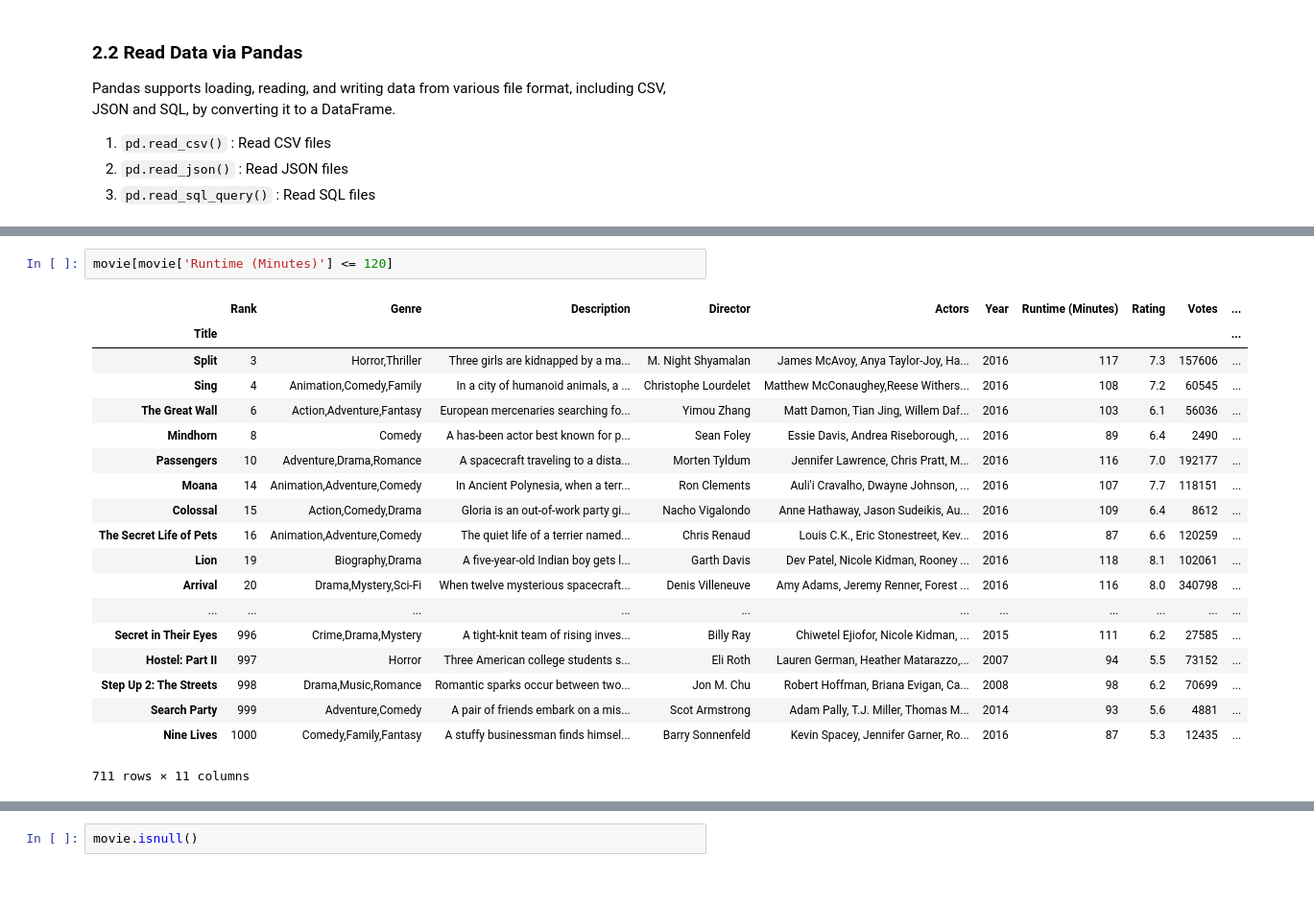
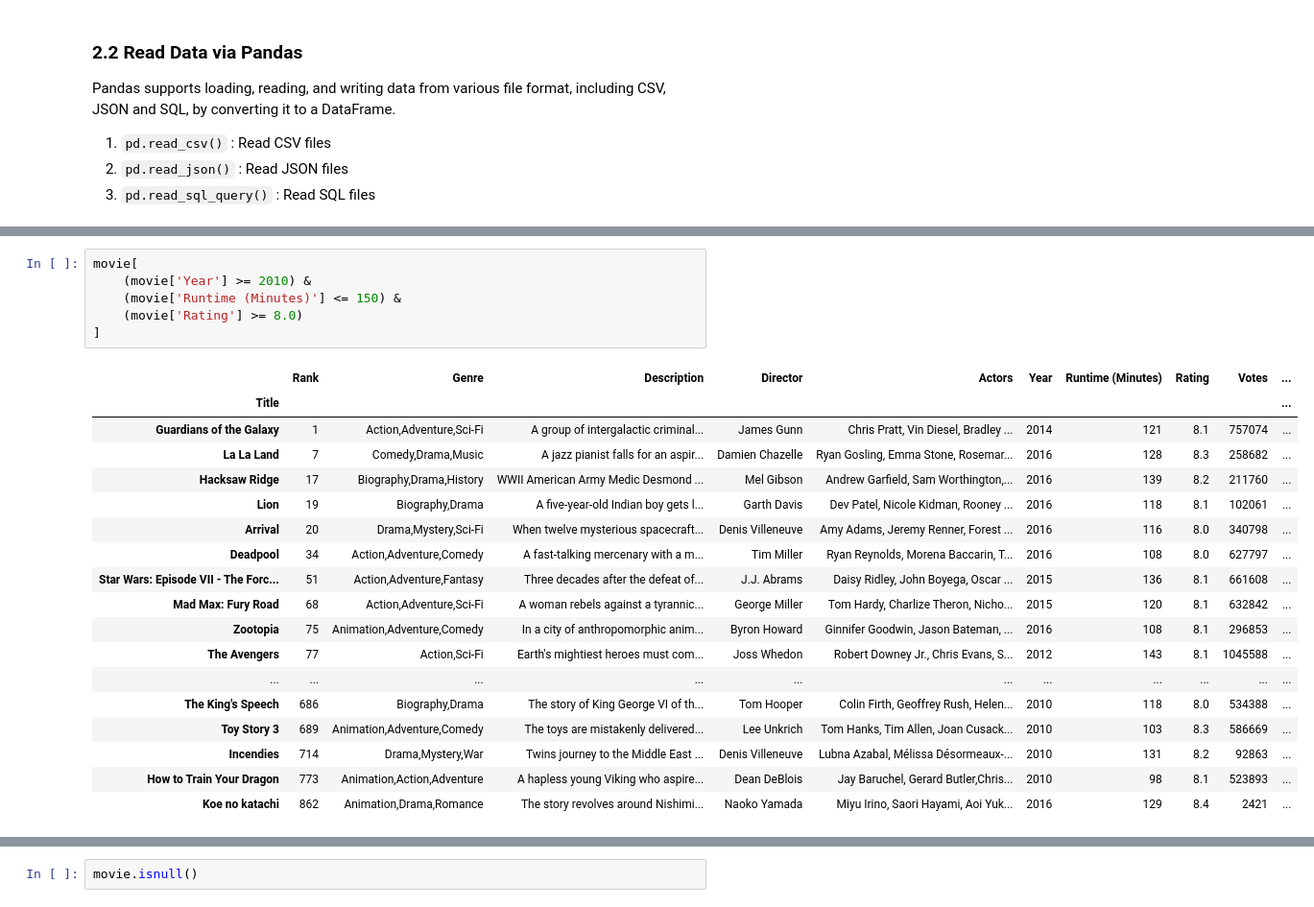
Before and after one commit to UCLAIS/Machine-Learning-Tutorials, a Jupyter notebook: notebooks/Session01-Pandas-Solution.ipynb, the cells around one changed output, grey strips where cells are left out. Shown at 96% size. Saved outputs shown, nothing was run; the diff lists cells and outputs as text; blank space fills up the shorter version.

```diff
--- a/notebooks/Session01-Pandas-Solution.ipynb
+++ b/notebooks/Session01-Pandas-Solution.ipynb
@@ -301,22 +398,25 @@ Name: Genre, dtype: int64
 # %%
-movie[movie['Runtime (Minutes)'] <= 120]
+movie[
+    (movie['Year'] >= 2010) &
+    (movie['Runtime (Minutes)'] <= 150) &
+    (movie['Rating'] >= 8.0)
+]
 # %% [output]
 |  | Rank | Genre | Description | Director | Actors | Year | Runtime (Minutes) | Rating | Votes | ... |
 | Title |  |  |  |  |  |  |  |  |  | ... |
-| Split | 3 | Horror,Thriller | Three girls are kidnapped by a ma... | M. Night Shyamalan | James McAvoy, Anya Taylor-Joy, Ha... | 2016 | 117 | 7.3 | 157606 | ... |
-| Sing | 4 | Animation,Comedy,Family | In a city of humanoid animals, a ... | Christophe Lourdelet | Matthew McConaughey,Reese Withers... | 2016 | 108 | 7.2 | 60545 | ... |
-| The Great Wall | 6 | Action,Adventure,Fantasy | European mercenaries searching fo... | Yimou Zhang | Matt Damon, Tian Jing, Willem Daf... | 2016 | 103 | 6.1 | 56036 | ... |
-| Mindhorn | 8 | Comedy | A has-been actor best known for p... | Sean Foley | Essie Davis, Andrea Riseborough, ... | 2016 | 89 | 6.4 | 2490 | ... |
-| Passengers | 10 | Adventure,Drama,Romance | A spacecraft traveling to a dista... | Morten Tyldum | Jennifer Lawrence, Chris Pratt, M... | 2016 | 116 | 7.0 | 192177 | ... |
-| Moana | 14 | Animation,Adventure,Comedy | In Ancient Polynesia, when a terr... | Ron Clements | Auli'i Cravalho, Dwayne Johnson, ... | 2016 | 107 | 7.7 | 118151 | ... |
-| Colossal | 15 | Action,Comedy,Drama | Gloria is an out-of-work party gi... | Nacho Vigalondo | Anne Hathaway, Jason Sudeikis, Au... | 2016 | 109 | 6.4 | 8612 | ... |
-| The Secret Life of Pets | 16 | Animation,Adventure,Comedy | The quiet life of a terrier named... | Chris Renaud | Louis C.K., Eric Stonestreet, Kev... | 2016 | 87 | 6.6 | 120259 | ... |
+| Guardians of the Galaxy | 1 | Action,Adventure,Sci-Fi | A group of intergalactic criminal... | James Gunn | Chris Pratt, Vin Diesel, Bradley ... | 2014 | 121 | 8.1 | 757074 | ... |
+| La La Land | 7 | Comedy,Drama,Music | A jazz pianist falls for an aspir... | Damien Chazelle | Ryan Gosling, Emma Stone, Rosemar... | 2016 | 128 | 8.3 | 258682 | ... |
+| Hacksaw Ridge | 17 | Biography,Drama,History | WWII American Army Medic Desmond ... | Mel Gibson | Andrew Garfield, Sam Worthington,... | 2016 | 139 | 8.2 | 211760 | ... |
 | Lion | 19 | Biography,Drama | A five-year-old Indian boy gets l... | Garth Davis | Dev Patel, Nicole Kidman, Rooney ... | 2016 | 118 | 8.1 | 102061 | ... |
 | Arrival | 20 | Drama,Mystery,Sci-Fi | When twelve mysterious spacecraft... | Denis Villeneuve | Amy Adams, Jeremy Renner, Forest ... | 2016 | 116 | 8.0 | 340798 | ... |
+| Deadpool | 34 | Action,Adventure,Comedy | A fast-talking mercenary with a m... | Tim Miller | Ryan Reynolds, Morena Baccarin, T... | 2016 | 108 | 8.0 | 627797 | ... |
+| Star Wars: Episode VII - The Forc... | 51 | Action,Adventure,Fantasy | Three decades after the defeat of... | J.J. Abrams | Daisy Ridley, John Boyega, Oscar ... | 2015 | 136 | 8.1 | 661608 | ... |
+| Mad Max: Fury Road | 68 | Action,Adventure,Sci-Fi | A woman rebels against a tyrannic... | George Miller | Tom Hardy, Charlize Theron, Nicho... | 2015 | 120 | 8.1 | 632842 | ... |
+| Zootopia | 75 | Animation,Adventure,Comedy | In a city of anthropomorphic anim... | Byron Howard | Ginnifer Goodwin, Jason Bateman, ... | 2016 | 108 | 8.1 | 296853 | ... |
+| The Avengers | 77 | Action,Sci-Fi | Earth's mightiest heroes must com... | Joss Whedon | Robert Downey Jr., Chris Evans, S... | 2012 | 143 | 8.1 | 1045588 | ... |
 | ... | ... | ... | ... | ... | ... | ... | ... | ... | ... | ... |
-| Secret in Their Eyes | 996 | Crime,Drama,Mystery | A tight-knit team of rising inves... | Billy Ray | Chiwetel Ejiofor, Nicole Kidman, ... | 2015 | 111 | 6.2 | 27585 | ... |
-| Hostel: Part II | 997 | Horror | Three American college students s... | Eli Roth | Lauren German, Heather Matarazzo,... | 2007 | 94 | 5.5 | 73152 | ... |
-| Step Up 2: The Streets | 998 | Drama,Music,Romance | Romantic sparks occur between two... | Jon M. Chu | Robert Hoffman, Briana Evigan, Ca... | 2008 | 98 | 6.2 | 70699 | ... |
-| Search Party | 999 | Adventure,Comedy | A pair of friends embark on a mis... | Scot Armstrong | Adam Pally, T.J. Miller, Thomas M... | 2014 | 93 | 5.6 | 4881 | ... |
-| Nine Lives | 1000 | Comedy,Family,Fantasy | A stuffy businessman finds himsel... | Barry Sonnenfeld | Kevin Spacey, Jennifer Garner, Ro... | 2016 | 87 | 5.3 | 12435 | ... |
+| The King's Speech | 686 | Biography,Drama | The story of King George VI of th... | Tom Hooper | Colin Firth, Geoffrey Rush, Helen... | 2010 | 118 | 8.0 | 534388 | ... |
+| Toy Story 3 | 689 | Animation,Adventure,Comedy | The toys are mistakenly delivered... | Lee Unkrich | Tom Hanks, Tim Allen, Joan Cusack... | 2010 | 103 | 8.3 | 586669 | ... |
+| Incendies | 714 | Drama,Mystery,War | Twins journey to the Middle East ... | Denis Villeneuve | Lubna Azabal, Mélissa Désormeaux-... | 2010 | 131 | 8.2 | 92863 | ... |
+| How to Train Your Dragon | 773 | Animation,Action,Adventure | A hapless young Viking who aspire... | Dean DeBlois | Jay Baruchel, Gerard Butler,Chris... | 2010 | 98 | 8.1 | 523893 | ... |
+| Koe no katachi | 862 | Animation,Drama,Romance | The story revolves around Nishimi... | Naoko Yamada | Miyu Irino, Saori Hayami, Aoi Yuk... | 2016 | 129 | 8.4 | 2421 | ... |
-711 rows × 11 columns
```
Also changed, not shown: parts of 41 cells of this notebook, 3 other files.
